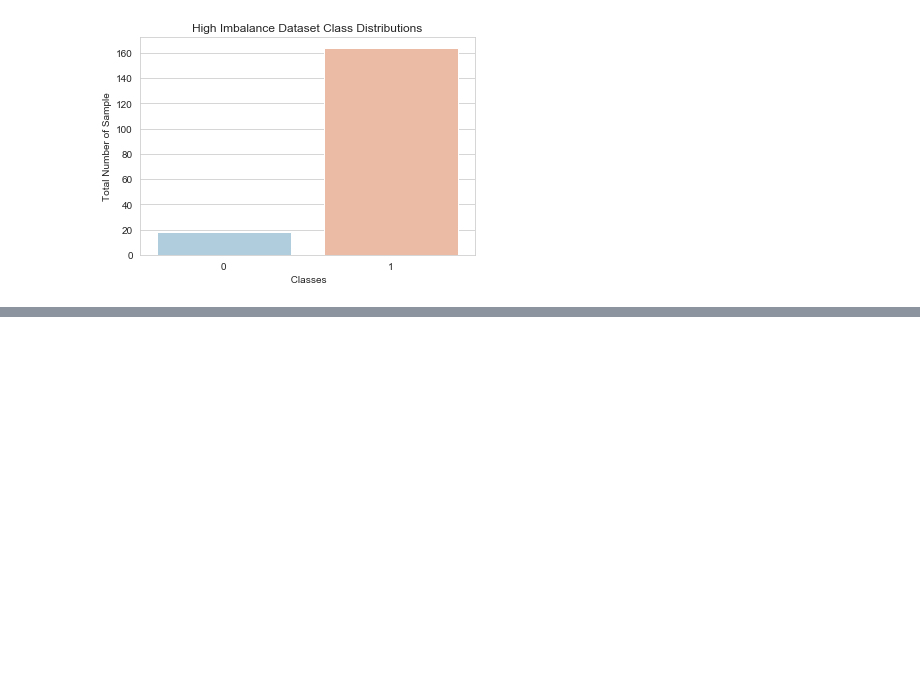
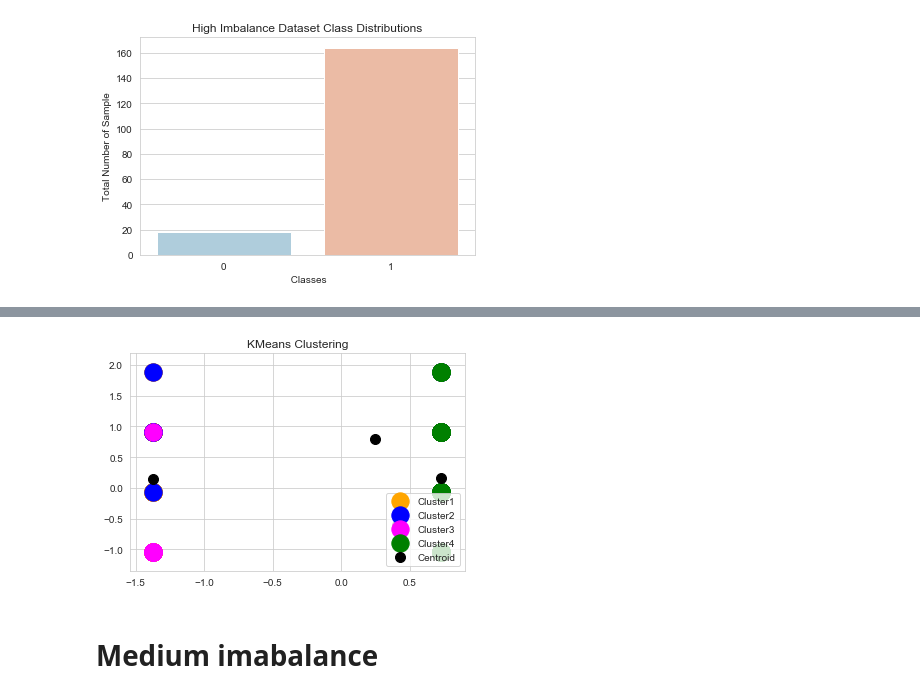
Before and after one commit to winsid07/CE888-, a Jupyter notebook: Code/Heart_Attack_Classification.ipynb, the cells around one changed output, grey strips where cells are left out. Cells and saved outputs as stored; diff of their text form; code cells hidden in the pictures; blank space fills up the shorter version.

```diff
--- a/Code/Heart_Attack_Classification.ipynb
+++ b/Code/Heart_Attack_Classification.ipynb
@@ -308,0 +439,22 @@ fig.savefig('histogram_high_heart.pdf')
+# %%
+from sklearn.preprocessing import StandardScaler
+
+i=9
+
+
+leave_out=i
+test_data=bins[i]
+
+
+bin9=np.vstack((bins[j] for j in range(10) if j!=i ))
+data=pd.DataFrame(bin9)
+data.columns=d.columns
+
+X_train=data.iloc[:,1:16]
+y_train=data.iloc[:,16:17]
+X_test=curr_bin.iloc[:,1:16]
+y_test=curr_bin.iloc[:,16:17]
+
+sc = StandardScaler()
+X_train_std = sc.fit_transform(X_train)
+X_test_std = sc.transform(X_test)
@@ -308,0 +608,22 @@ fig.savefig('histogram_high_heart.pdf')
+# %%
+
+kmeans = KMeans(n_clusters =4, init = 'k-means++', n_init = 10, max_iter = 300, random_state = 0)
+y_kmeans = kmeans.fit_predict(X_train_std)
+cluster_data=data
+
+cols=list(cluster_data.columns)
+
+
+
+plt.scatter(X_train_std[y_kmeans == 0, 0], X_train_std[y_kmeans == 0, 1], s = 300, c = 'orange', label = 'Cluster1')
+plt.scatter(X_train_std[y_kmeans == 1, 0], X_train_std[y_kmeans == 1, 1], s = 300, c = 'blue', label = 'Cluster2')
+plt.scatter(X_train_std[y_kmeans == 2, 0], X_train_std[y_kmeans == 2, 1], s = 300, c = 'magenta', label = 'Cluster3')
+plt.scatter(X_train_std[y_kmeans == 3, 0], X_train_std[y_kmeans == 3, 1], s = 300, c = 'green', label = 'Cluster4')
+
+
+plt.scatter(kmeans.cluster_centers_[:, 0], kmeans.cluster_centers_[:, 1], s = 100, c = 'Black', label = 'Centroid')
+plt.title('KMeans Clustering')
+plt.legend(loc="lower right")
+plt.show()
+# %% [output]
+[figure, added]
@@ -308,0 +671,2 @@ fig.savefig('histogram_high_heart.pdf')
+# %% [markdown]
+# Medium imabalance
```
Also changed, not shown: parts of 55 cells of this notebook.
